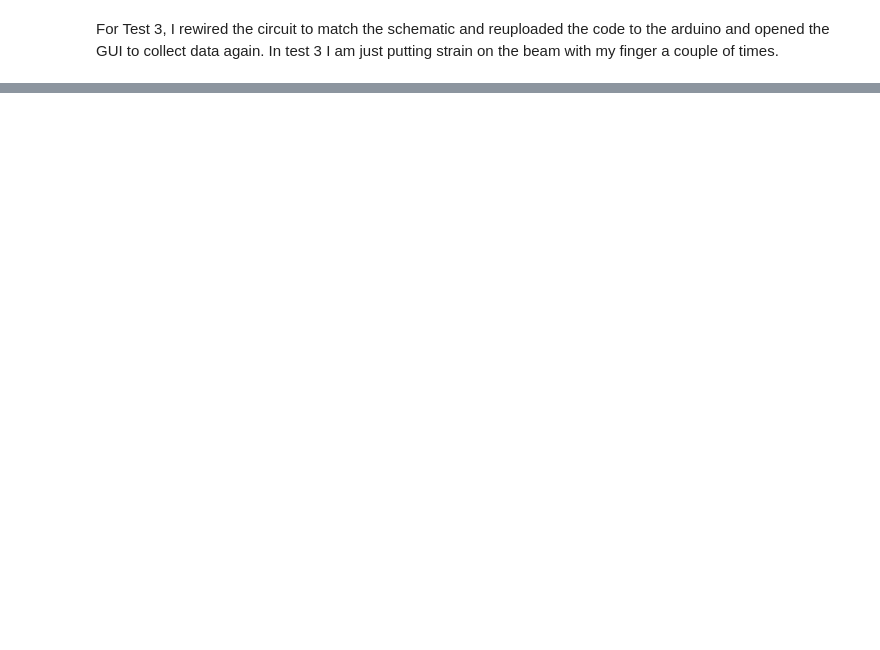
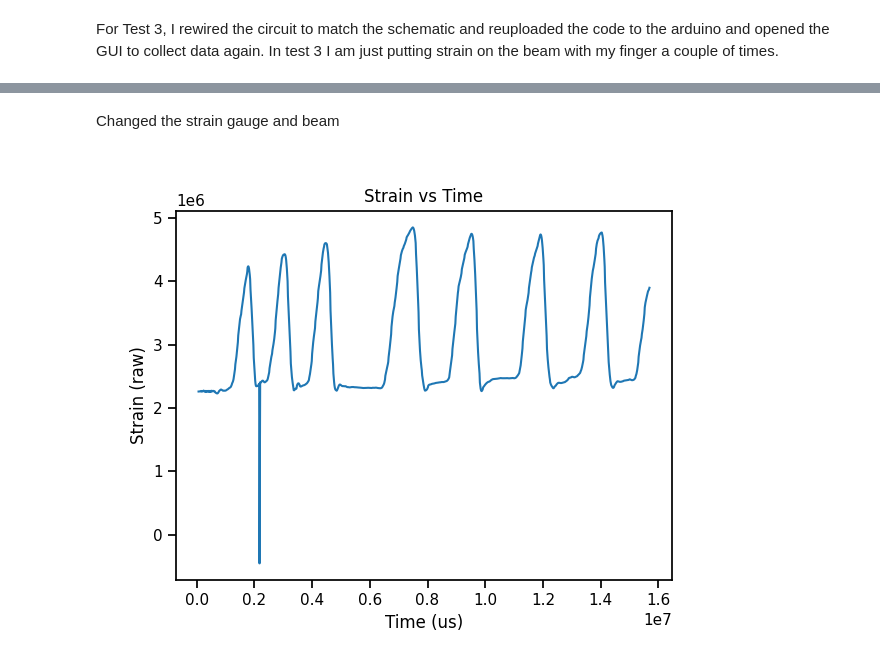
Before and after one commit to mylaz16/geng360-serra, a Jupyter notebook: Lab 4 - Beam/StrainMeasurment.ipynb, the cells around one changed output, grey strips where cells are left out. Saved outputs shown, nothing was run; the diff lists cells and outputs as text; code cells hidden in the pictures; blank space fills up the shorter version.

```diff
--- a/Lab 4 - Beam/StrainMeasurment.ipynb
+++ b/Lab 4 - Beam/StrainMeasurment.ipynb
@@ -333,0 +199,20 @@ plt.show()
+# %% [markdown]
+Changed the strain gauge and beam
+# %%
+# import the dataset, view the first few rows
+d2t2 = pd.read_csv("d2t2data.csv") # Make sure to update this file name to match your data!
+d2t2.head() #This will display the first few rows of the DataFrame
+
+plt.figure()  # Create a new figure
+sns.lineplot(x="Times (us)", y="strain (raw)", data=d2t2)
+plt.title("Strain vs Time")
+plt.xlabel("Time (us)")
+plt.ylabel("Strain (raw)")
+
+mplcursors.cursor(hover=False)  # Enable interactive cursor for data point selection
+# Click anywhere on your data to add a cursor
+# Right-click to remove a cursor
+
+plt.show()
+# %% [output]
+[figure, added]
```
Also changed, not shown: parts of 20 cells of this notebook, 13 other files.
